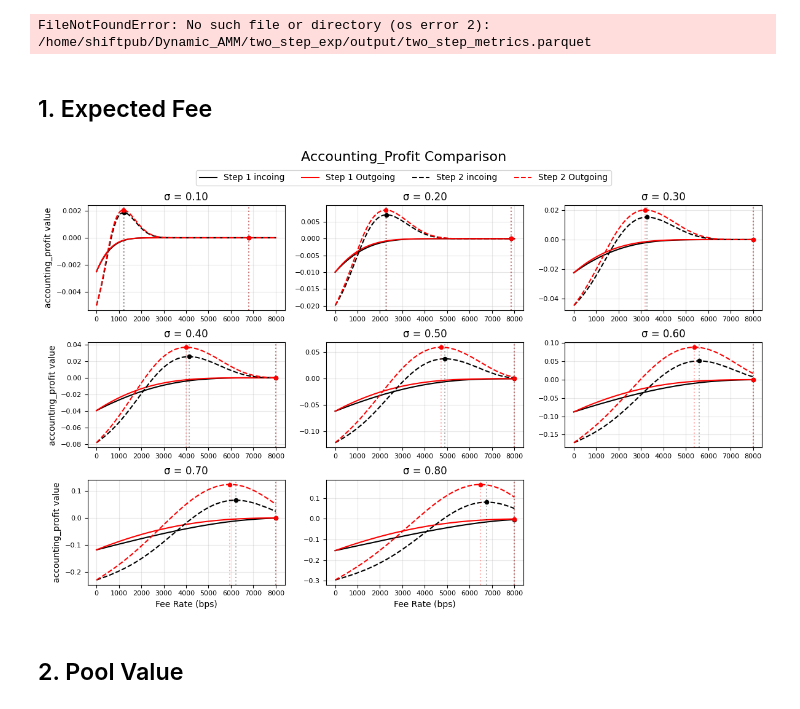
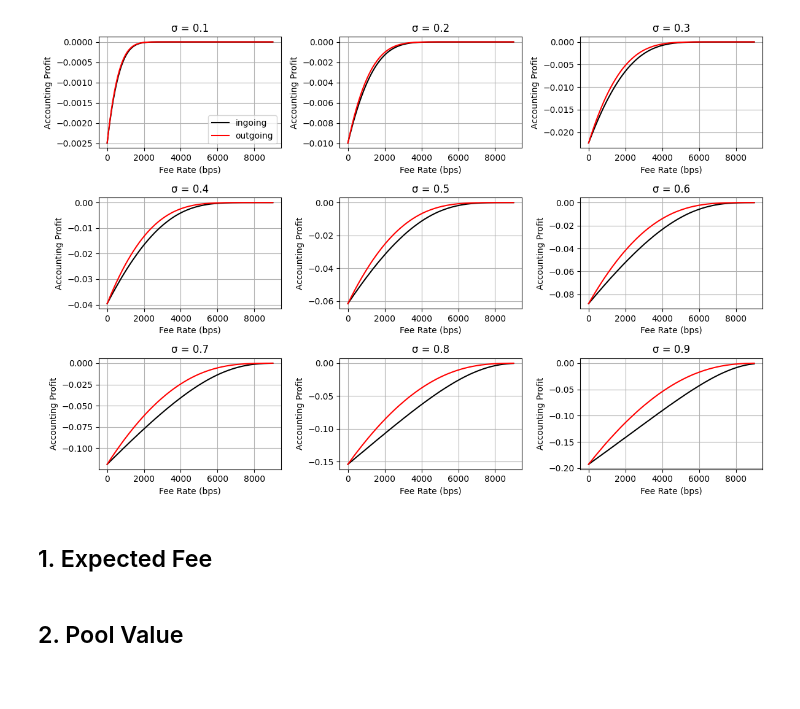
Before and after one commit to WillInvest/Dynamic_AMM, a Jupyter notebook: single_step_exp/metrics_vis.ipynb, the cells around one changed output. Cells and saved outputs as stored; diff of their text form; code cells hidden in the pictures; blank space fills up the shorter version.

```diff
--- a/single_step_exp/metrics_vis.ipynb
+++ b/single_step_exp/metrics_vis.ipynb
@@ -1,13 +1,57 @@
 # %%
 import sys
-sys.path.append('/home/shiftpub/Dynamic_AMM/exp')
-from metrics_plot import plot_value_and_vega_comparison, subplot_comparison
+sys.path.append('/home/shiftpub/Dynamic_AMM/single_step_exp')
+from metrics_plot import subplot_comparison, subplot_single_step
 import numpy as np
 import polars as pl
 
-output_dir = '/home/shiftpub/Dynamic_AMM/two_step_exp/output/two_step_metrics.parquet'
+output_dir = '/home/shiftpub/Dynamic_AMM/single_step_exp/output/combined_metrics.parquet'
 df = pl.read_parquet(output_dir)
 # print unique metrics
 print(f"Unique metrics: {df['metric'].unique()}")
-# %% [output]
-FileNotFoundError: No such file or directory (os error 2): /home/shiftpub/Dynamic_AMM/two_step_exp/output/two_step_metrics.parquet
+# %%
+import matplotlib.pyplot as plt
+
+# extract the accounting profit from the output directory
+accounting_profit = pl.read_parquet(output_dir).filter(pl.col('metric') == 'accounting_profit',
+                                                       pl.col('drift') == 'false')
+sigmas = [0.1, 0.2, 0.3, 0.4, 0.5, 0.6, 0.7, 0.8, 0.9]
+x_column = 'fee_rate'
+x_label = 'Fee Rate (bps)'
+x_scale = 10000  # Convert to bps
+
+# Line styles for each fee source
+styles = {
+    'ingoing': ('black', '-', 'Incoming'),
+    'outgoing': ('red', '-', 'Outgoing')
+}
+
+fig, axes = plt.subplots(3, 3, figsize=(12, 8))
+axes = axes.flatten()
+
+# Plot for each sigma
+for i, sigma in enumerate(sigmas):
+    ax = axes[i]
+
+    # Filter data for current sigma
+    sigma_data = accounting_profit.filter(pl.col('sigma') == sigma)
+    # Plot incoming and outgoing trades
+    for trade_type, (color, linestyle, label) in styles.items():
+        trade_data = sigma_data.filter(pl.col('fee_source') == trade_type)
+        x_values = trade_data[x_column].to_numpy() * x_scale
+        y_values = trade_data['value'].to_numpy()
+        ax.plot(x_values, y_values, color=color, linestyle=linestyle, label=label)
+
+    ax.set_title(f'σ = {sigma}')
+    ax.set_xlabel(x_label)
+    ax.set_ylabel('Accounting Profit')
+    ax.grid(True)
+
+    # Add legend to first subplot only
+    if i == 0:
+        ax.legend()
+
+plt.tight_layout()
+plt.show()
+# %% [output]
+[figure, added]
@@ -18,8 +64,6 @@ metric = 'accounting_profit'
 subplot_comparison(output_dir,
                 metric=metric)
 # plot_value_and_vega_comparison(path=output_dir, metric=metric)
-# %% [output]
-[figure, removed]
 # %% [markdown]
 ## 2. Pool Value
 # %%
```
Also changed, not shown: parts of 8 cells of this notebook, 6 other files.
